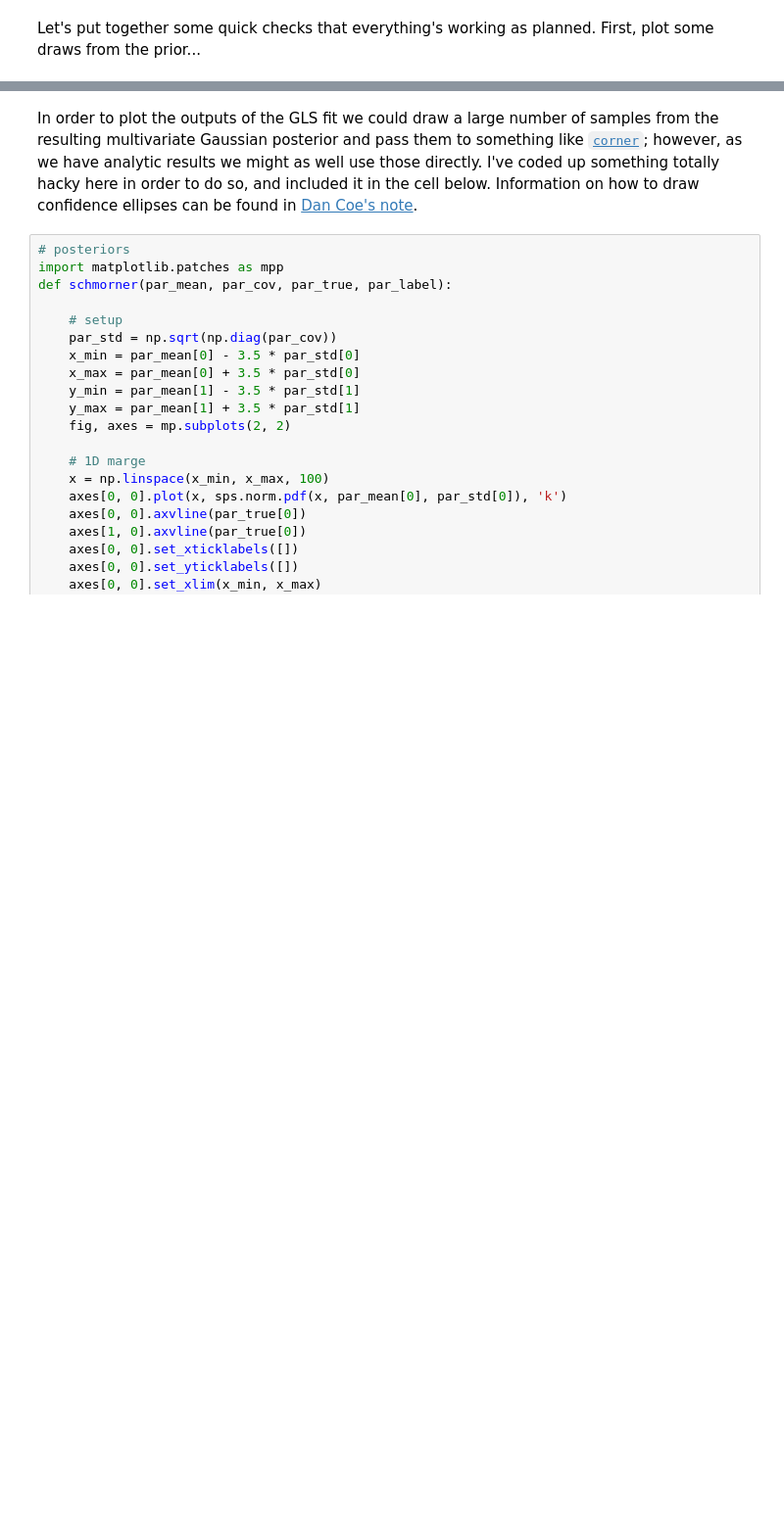
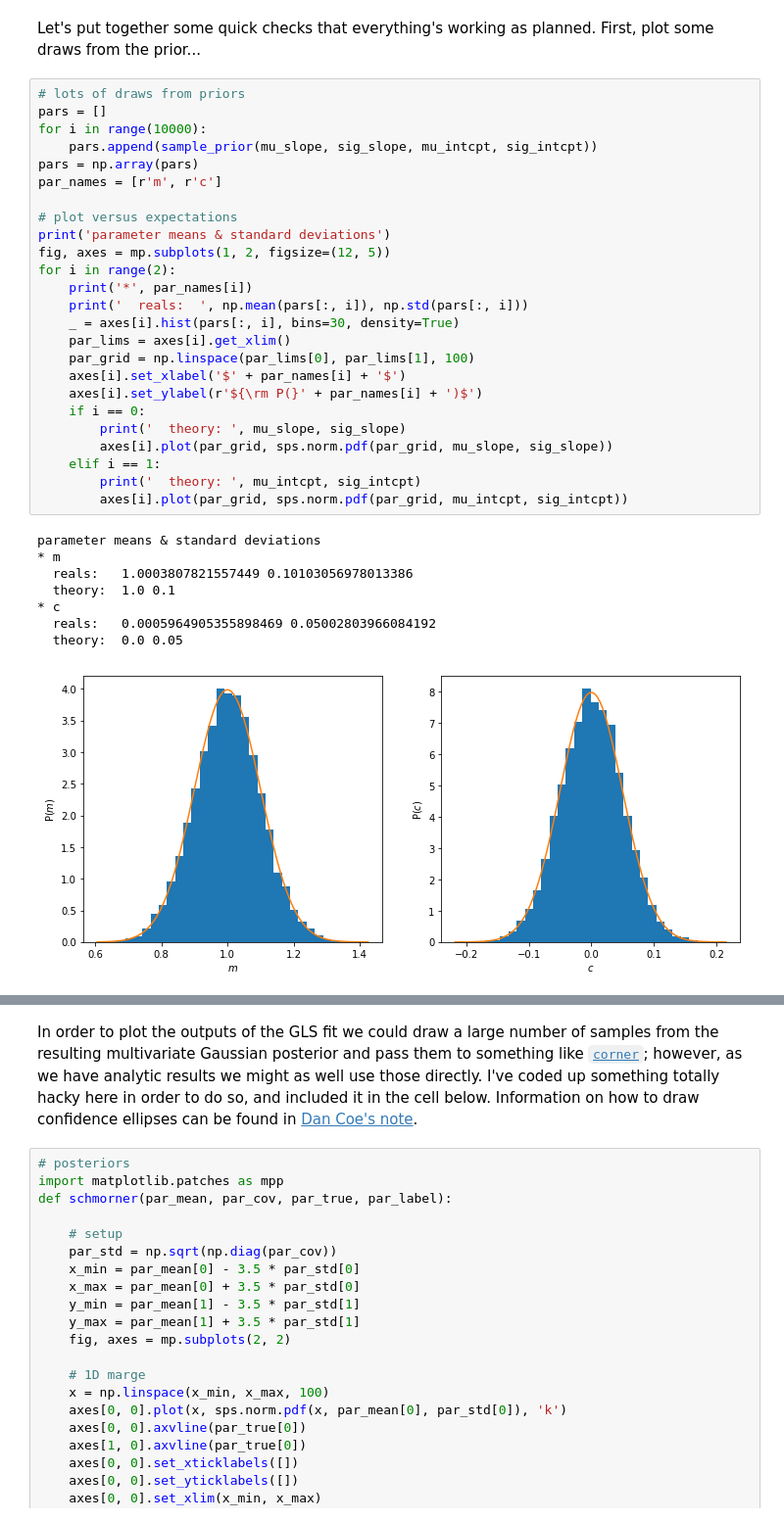
Before and after one commit to sfeeney/ahw19, a Jupyter notebook: ahw_complete.ipynb, the cells around one changed output, grey strips where cells are left out. Shown at 98% size. Cells and saved outputs as stored; diff of their text form; blank space fills up the shorter version.

```diff
--- a/ahw_complete.ipynb
+++ b/ahw_complete.ipynb
@@ -62,2 +102,36 @@ def lin_proc_noisy_y(x, mu_slope=mu_slope, sig_slope=sig_slope, mu_intcpt=mu_int
 # %% [markdown]
 Let's put together some quick checks that everything's working as planned. First, plot some draws from the prior...
+# %%
+# lots of draws from priors
+pars = []
+for i in range(10000):
+    pars.append(sample_prior(mu_slope, sig_slope, mu_intcpt, sig_intcpt))
+pars = np.array(pars)
+par_names = [r'm', r'c']
+
+# plot versus expectations
+print('parameter means & standard deviations')
+fig, axes = mp.subplots(1, 2, figsize=(12, 5))
+for i in range(2):
+    print('*', par_names[i])
+    print('  reals:  ', np.mean(pars[:, i]), np.std(pars[:, i]))
+    _ = axes[i].hist(pars[:, i], bins=30, density=True)
+    par_lims = axes[i].get_xlim()
+    par_grid = np.linspace(par_lims[0], par_lims[1], 100)
+    axes[i].set_xlabel('$' + par_names[i] + '$')
+    axes[i].set_ylabel(r'${\rm P(}' + par_names[i] + ')$')
+    if i == 0:
+        print('  theory: ', mu_slope, sig_slope)
+        axes[i].plot(par_grid, sps.norm.pdf(par_grid, mu_slope, sig_slope))
+    elif i == 1:
+        print('  theory: ', mu_intcpt, sig_intcpt)
+        axes[i].plot(par_grid, sps.norm.pdf(par_grid, mu_intcpt, sig_intcpt))
+# %% [output]
+parameter means & standard deviations
+* m
+  reals:   1.0003807821557449 0.10103056978013386
+  theory:  1.0 0.1
+* c
+  reals:   0.0005964905355898469 0.05002803966084192
+  theory:  0.0 0.05
+[figure, added]
```
Also changed, not shown: parts of 28 cells of this notebook.
